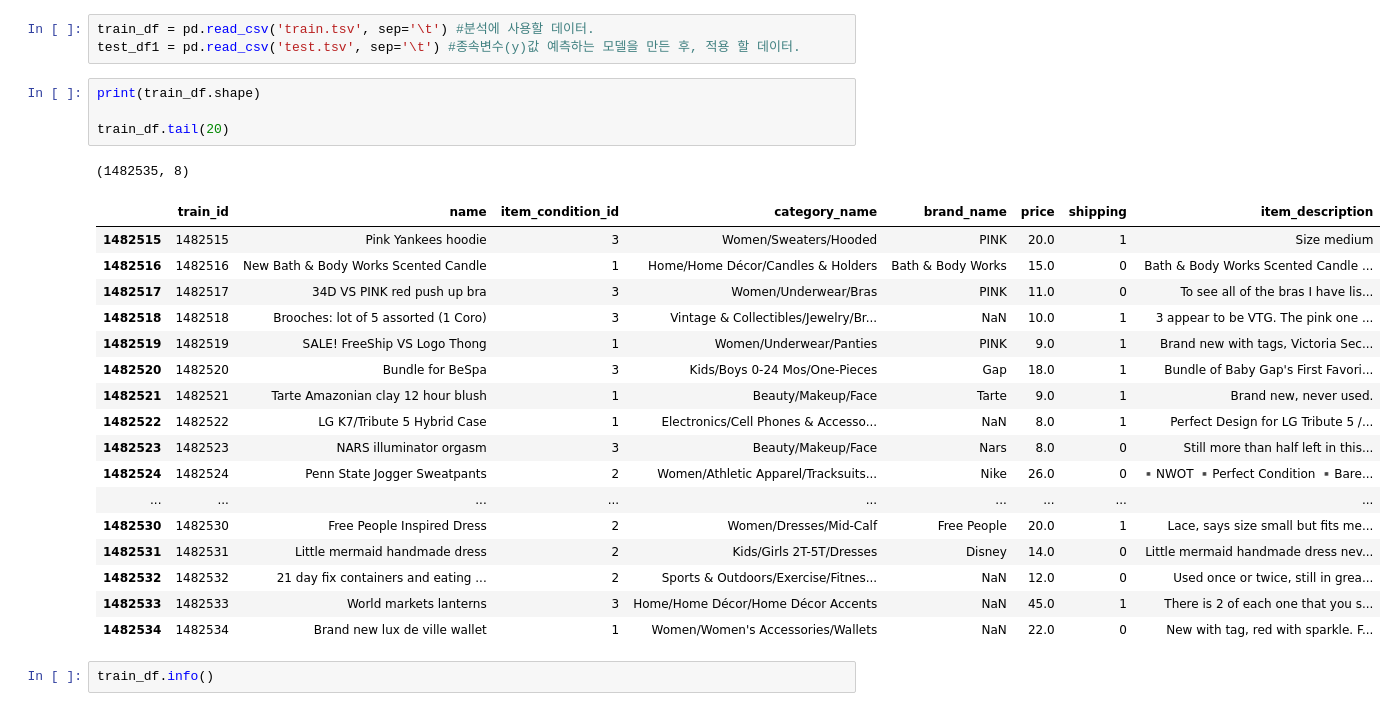
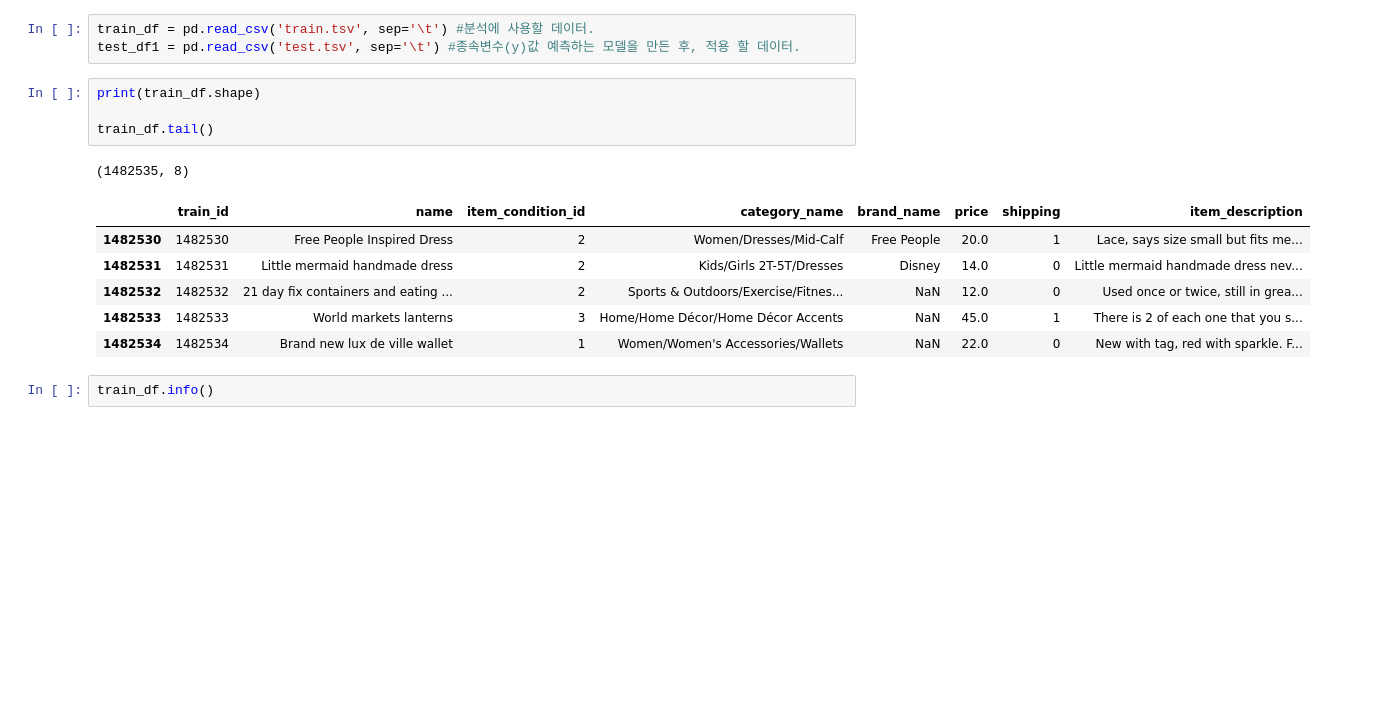
Before and after one commit to Junseong-Yoon/Mercari_Data, a Jupyter notebook: Mercari Price.ipynb, the cells around one changed output. Saved outputs shown, nothing was run; the diff lists cells and outputs as text; blank space fills up the shorter version.

```diff
--- a/Mercari Price.ipynb
+++ b/Mercari Price.ipynb
@@ -27,21 +27,10 @@ test_df1 = pd.read_csv('test.tsv', sep='\t') #종속변수(y)값 예측하는
 # %%
 print(train_df.shape)
 
-train_df.tail(20)
+train_df.tail()
 # %% [output]
 (1482535, 8)
 |  | train_id | name | item_condition_id | category_name | brand_name | price | shipping | item_description |
-| 1482515 | 1482515 | Pink Yankees hoodie | 3 | Women/Sweaters/Hooded | PINK | 20.0 | 1 | Size medium |
-| 1482516 | 1482516 | New Bath & Body Works Scented Candle | 1 | Home/Home Décor/Candles & Holders | Bath & Body Works | 15.0 | 0 | Bath & Body Works Scented Candle ... |
-| 1482517 | 1482517 | 34D VS PINK red push up bra | 3 | Women/Underwear/Bras | PINK | 11.0 | 0 | To see all of the bras I have lis... |
-| 1482518 | 1482518 | Brooches: lot of 5 assorted (1 Coro) | 3 | Vintage & Collectibles/Jewelry/Br... | NaN | 10.0 | 1 | 3 appear to be VTG. The pink one ... |
-| 1482519 | 1482519 | SALE! FreeShip VS Logo Thong | 1 | Women/Underwear/Panties | PINK | 9.0 | 1 | Brand new with tags, Victoria Sec... |
-| 1482520 | 1482520 | Bundle for BeSpa | 3 | Kids/Boys 0-24 Mos/One-Pieces | Gap | 18.0 | 1 | Bundle of Baby Gap's First Favori... |
-| 1482521 | 1482521 | Tarte Amazonian clay 12 hour blush | 1 | Beauty/Makeup/Face | Tarte | 9.0 | 1 | Brand new, never used. |
-| 1482522 | 1482522 | LG K7/Tribute 5 Hybrid Case | 1 | Electronics/Cell Phones & Accesso... | NaN | 8.0 | 1 | Perfect Design for LG Tribute 5 /... |
-| 1482523 | 1482523 | NARS illuminator orgasm | 3 | Beauty/Makeup/Face | Nars | 8.0 | 0 | Still more than half left in this... |
-| 1482524 | 1482524 | Penn State Jogger Sweatpants | 2 | Women/Athletic Apparel/Tracksuits... | Nike | 26.0 | 0 | ▪️NWOT ▪️Perfect Condition ▪️Bare... |
-| ... | ... | ... | ... | ... | ... | ... | ... | ... |
 | 1482530 | 1482530 | Free People Inspired Dress | 2 | Women/Dresses/Mid-Calf | Free People | 20.0 | 1 | Lace, says size small but fits me... |
 | 1482531 | 1482531 | Little mermaid handmade dress | 2 | Kids/Girls 2T-5T/Dresses | Disney | 14.0 | 0 | Little mermaid handmade dress nev... |
 | 1482532 | 1482532 | 21 day fix containers and eating ... | 2 | Sports & Outdoors/Exercise/Fitnes... | NaN | 12.0 | 0 | Used once or twice, still in grea... |
```
Also changed, not shown: parts of 10 cells of this notebook, 1 other file.
